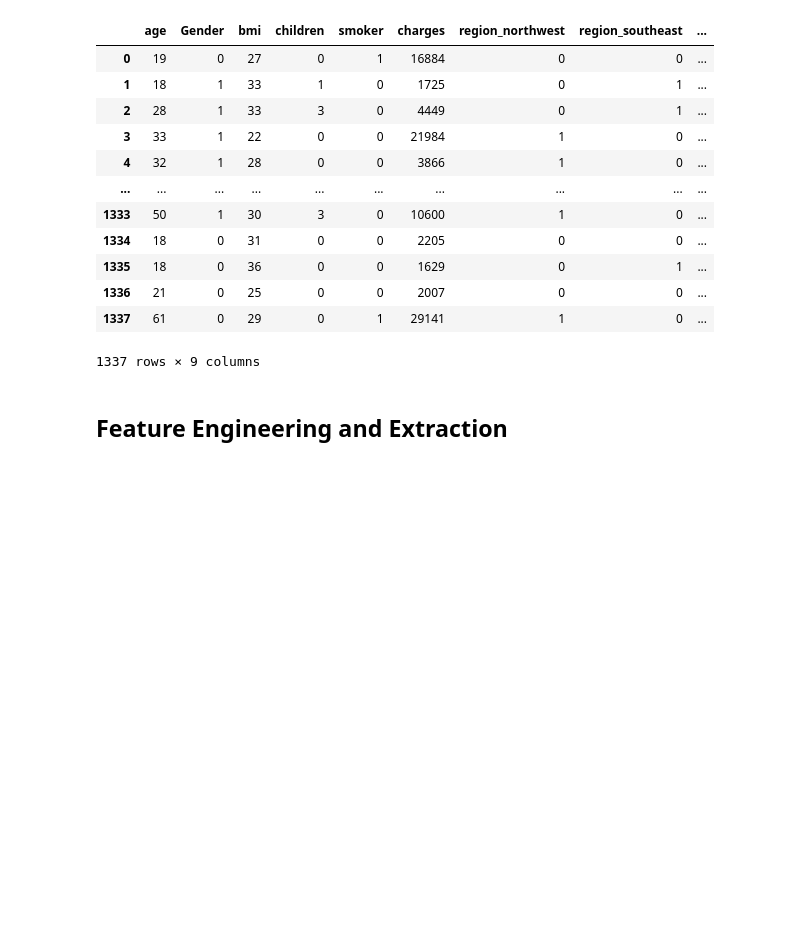
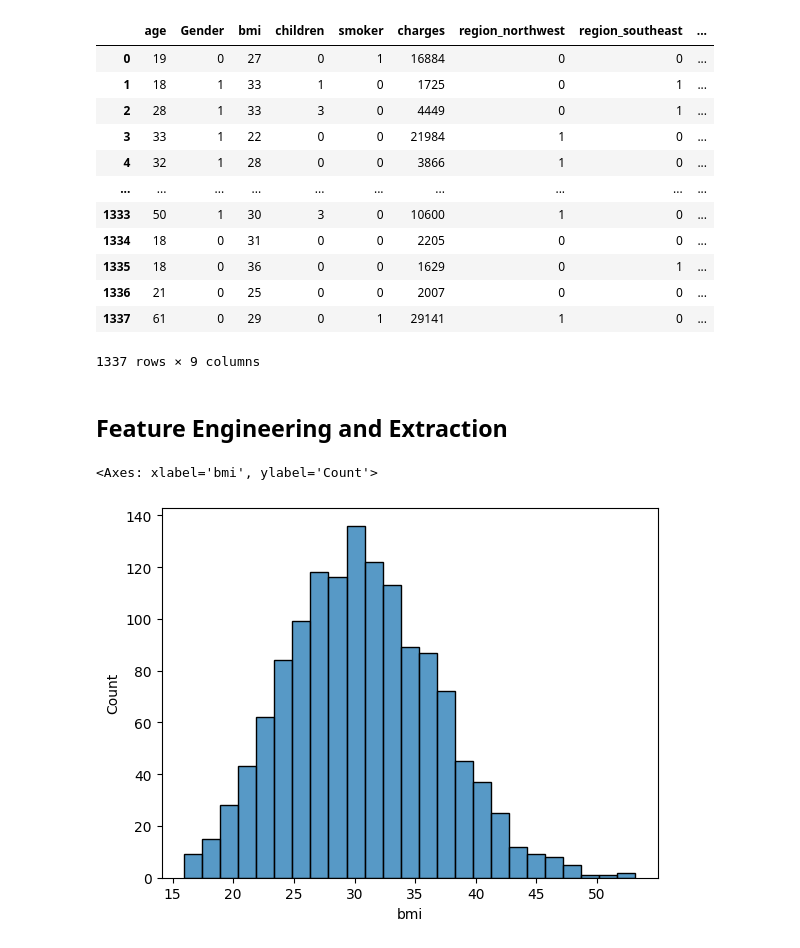
Before and after one commit to shivam-kumar3/Complete-Machine-Learning-NLP-Bootcamp-MLOPS-Deployment, a Jupyter notebook: EDA/PROJECT1.IPYNB, the cells around one changed output. Drawn from its saved outputs; the diff is of its cells as text; code cells hidden in the pictures; blank space fills up the shorter version.

```diff
--- a/EDA/PROJECT1.IPYNB
+++ b/EDA/PROJECT1.IPYNB
@@ -288,3 +288,8 @@ df_cleaned
 1337 rows × 9 columns
 # %% [markdown]
 ## Feature Engineering and Extraction
+# %%
+sns.histplot(df['bmi'])
+# %% [output]
+<Axes: xlabel='bmi', ylabel='Count'>
+[figure, added]
```
Also changed, not shown: parts of 13 cells of this notebook.
